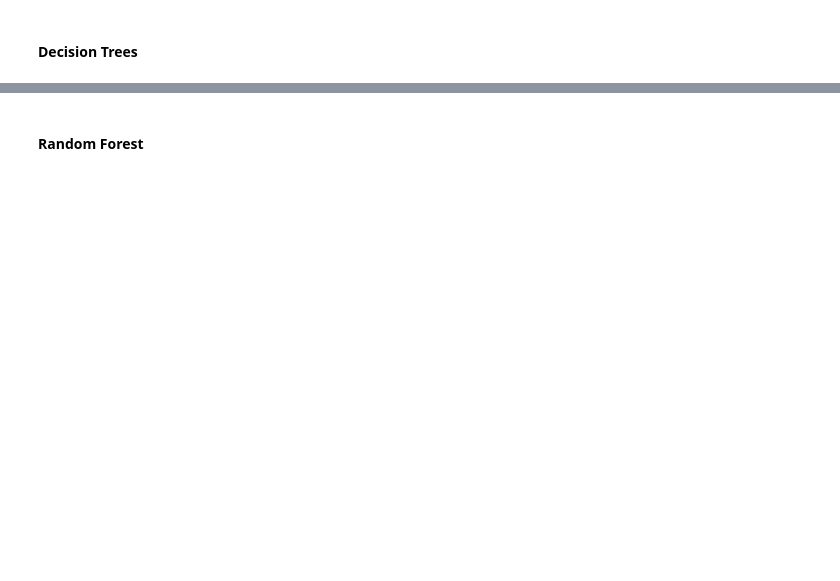
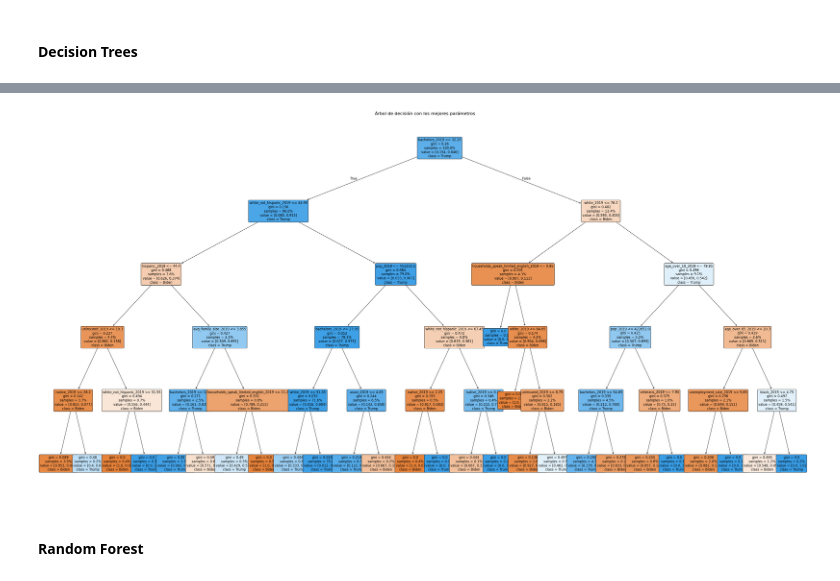
Before and after one commit to jorgegarcelan/elections_usa_2020, a Jupyter notebook: elections.ipynb, the cells around one changed output, grey strips where cells are left out. Cells and saved outputs as stored; diff of their text form; code cells hidden in the pictures; blank space fills up the shorter version.

```diff
--- a/elections.ipynb
+++ b/elections.ipynb
@@ -241,2 +308,26 @@ Passing `palette` without assigning `hue` is deprecated and will be removed in v
+# %%
+from sklearn import tree
+
+# Ajustar el tamaño del gráfico para visualizar bien el árbol
+plt.figure(figsize=(50, 25))
+
+# Visualizar el árbol de decisión con los mejores parámetros
+tree.plot_tree(
+    best_clf,
+    feature_names=X.columns,
+    class_names=[str(cls) for cls in best_clf.classes_],  # Convertir las clases a string si son enteros
+    filled=True,   # Rellenar los nodos con colores basados en la clase
+    rounded=True,  # Nodos con bordes redondeados
+    fontsize=12,   # Tamaño de fuente
+    proportion=True  # Escalar los nodos en proporción al número de muestras
+)
+
+# Añadir un título al gráfico
+plt.title("Árbol de decisión con los mejores parámetros", fontsize=16)
+
+# Mostrar el gráfico
+plt.show()
+# %% [output]
+[figure, added]
 # %% [markdown]
 #### Random Forest
```
Also changed, not shown: parts of 60 cells of this notebook.
